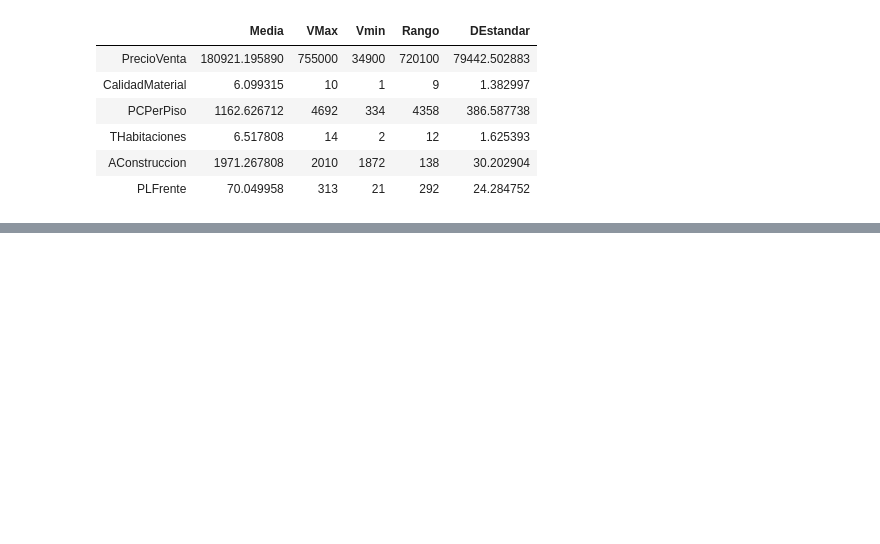
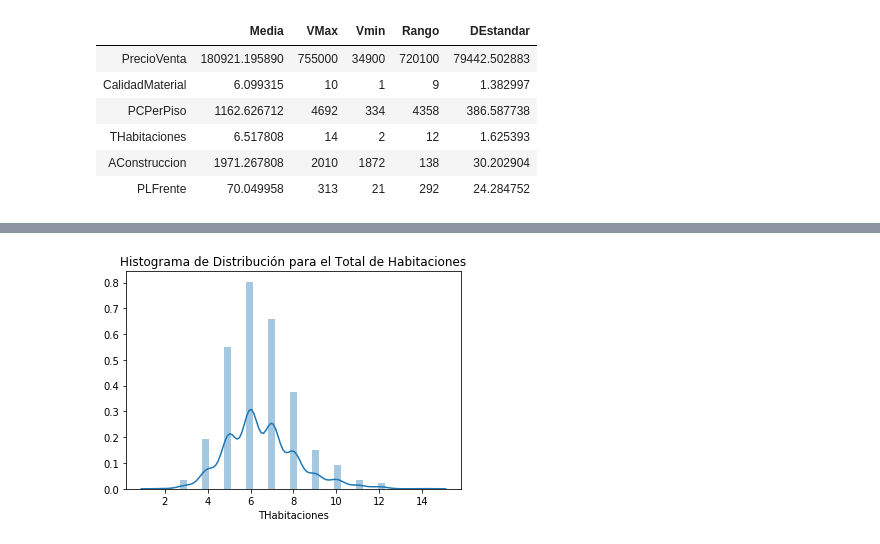
Before and after one commit to RebecaCarrera/proyecto_Python, a Jupyter notebook: Proyecto-Rebeca_Carrera.ipynb, the cells around one changed output, grey strips where cells are left out. Cells and saved outputs as stored; diff of their text form; code cells hidden in the pictures; blank space fills up the shorter version.

```diff
--- a/Proyecto-Rebeca_Carrera.ipynb
+++ b/Proyecto-Rebeca_Carrera.ipynb
@@ -91,0 +140,6 @@ df_exploratorios
+# %%
+#Histograma para el Total de Habitaciones, sin incluir baños
+sns.distplot(df_entrenamiento["THabitaciones"]).set_title("Histograma de Distribución para el Total de Habitaciones")
+plt.show()
+# %% [output]
+[figure, added]
```
Also changed, not shown: parts of 17 cells of this notebook.
